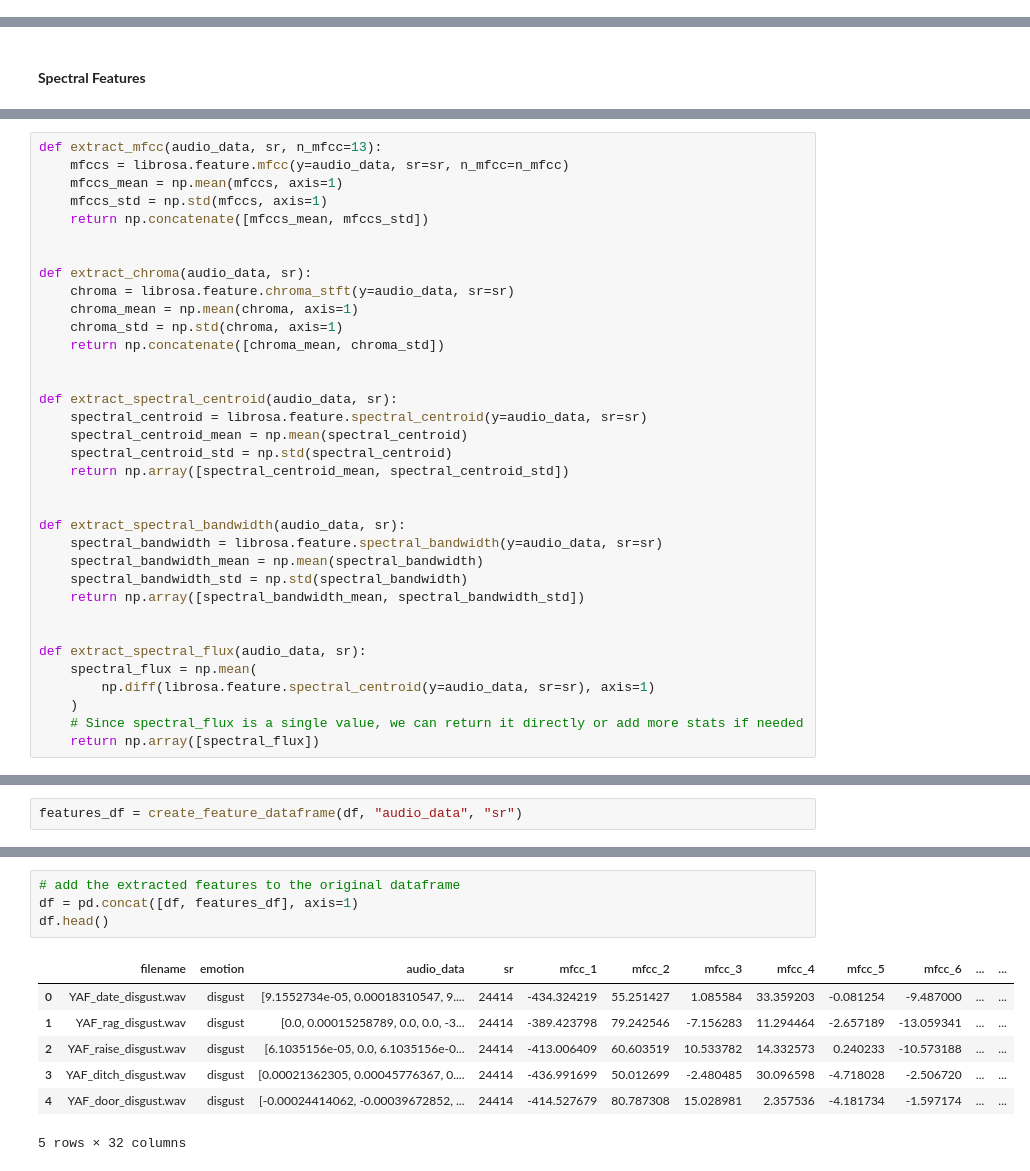
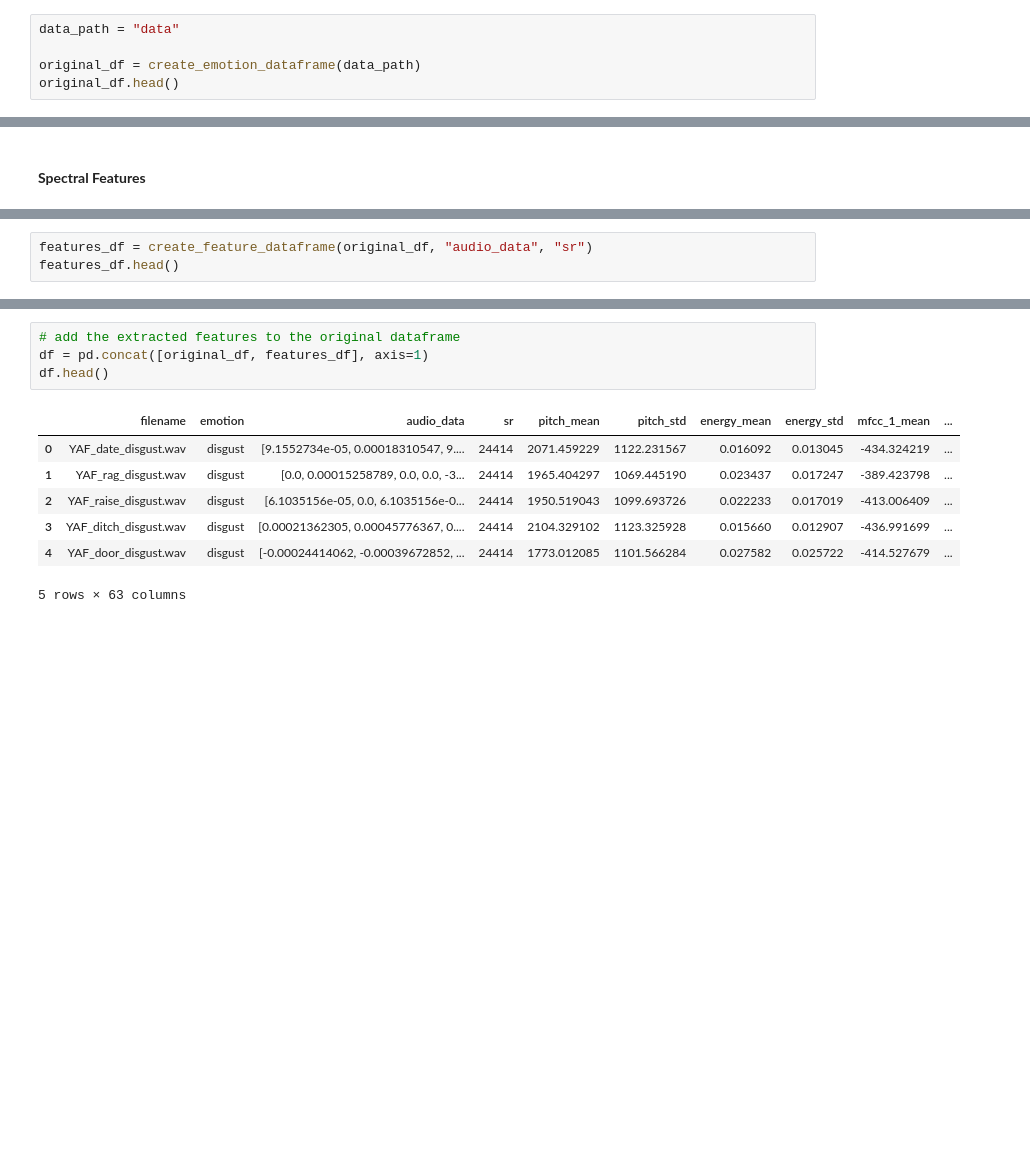
Before and after one commit to brunomfernandes45/emotion-detection, a Jupyter notebook: notebook.ipynb, the cells around one changed output, grey strips where cells are left out. Drawn from its saved outputs; the diff is of its cells as text; blank space fills up the shorter version.

```diff
--- a/notebook.ipynb
+++ b/notebook.ipynb
@@ -72,3 +77,8 @@ if __name__ == "__main__":
 2  [6.1035156e-05, 0.0, 6.1035156e-05, 0.00024414...  24414
 3  [0.00021362305, 0.00045776367, 0.00021362305, ...  24414
 4  [-0.00024414062, -0.00039672852, -6.1035156e-0...  24414
+# %%
+data_path = "data"
+
+original_df = create_emotion_dataframe(data_path)
+original_df.head()
@@ -913,36 +831 @@ from tqdm import tqdm
-# %%
-def extract_mfcc(audio_data, sr, n_mfcc=13):
-    mfccs = librosa.feature.mfcc(y=audio_data, sr=sr, n_mfcc=n_mfcc)
-    mfccs_mean = np.mean(mfccs, axis=1)
-    mfccs_std = np.std(mfccs, axis=1)
-    return np.concatenate([mfccs_mean, mfccs_std])
-
-
-def extract_chroma(audio_data, sr):
-    chroma = librosa.feature.chroma_stft(y=audio_data, sr=sr)
-    chroma_mean = np.mean(chroma, axis=1)
-    chroma_std = np.std(chroma, axis=1)
-    return np.concatenate([chroma_mean, chroma_std])
-
-
-def extract_spectral_centroid(audio_data, sr):
-    spectral_centroid = librosa.feature.spectral_centroid(y=audio_data, sr=sr)
-    spectral_centroid_mean = np.mean(spectral_centroid)
-    spectral_centroid_std = np.std(spectral_centroid)
-    return np.array([spectral_centroid_mean, spectral_centroid_std])
-
-
-def extract_spectral_bandwidth(audio_data, sr):
-    spectral_bandwidth = librosa.feature.spectral_bandwidth(y=audio_data, sr=sr)
-    spectral_bandwidth_mean = np.mean(spectral_bandwidth)
-    spectral_bandwidth_std = np.std(spectral_bandwidth)
-    return np.array([spectral_bandwidth_mean, spectral_bandwidth_std])
-
-
-def extract_spectral_flux(audio_data, sr):
-    spectral_flux = np.mean(
-        np.diff(librosa.feature.spectral_centroid(y=audio_data, sr=sr), axis=1)
-    )
-    # Since spectral_flux is a single value, we can return it directly or add more stats if needed
-    return np.array([spectral_flux])
 # %%
@@ -1014,3 +920,4 @@ def create_feature_dataframe(df, audio_column, sr_column):
     return features_df
 # %%
-features_df = create_feature_dataframe(df, "audio_data", "sr")
+features_df = create_feature_dataframe(original_df, "audio_data", "sr")
+features_df.head()
@@ -1027,12 +932,12 @@ features_df.head()
 # %%
 # add the extracted features to the original dataframe
-df = pd.concat([df, features_df], axis=1)
+df = pd.concat([original_df, features_df], axis=1)
 df.head()
 # %% [output]
-|  | filename | emotion | audio_data | sr | mfcc_1 | mfcc_2 | mfcc_3 | mfcc_4 | mfcc_5 | mfcc_6 | ... | ... |
-| 0 | YAF_date_disgust.wav | disgust | [9.1552734e-05, 0.00018310547, 9.... | 24414 | -434.324219 | 55.251427 | 1.085584 | 33.359203 | -0.081254 | -9.487000 | ... | ... |
-| 1 | YAF_rag_disgust.wav | disgust | [0.0, 0.00015258789, 0.0, 0.0, -3... | 24414 | -389.423798 | 79.242546 | -7.156283 | 11.294464 | -2.657189 | -13.059341 | ... | ... |
-| 2 | YAF_raise_disgust.wav | disgust | [6.1035156e-05, 0.0, 6.1035156e-0... | 24414 | -413.006409 | 60.603519 | 10.533782 | 14.332573 | 0.240233 | -10.573188 | ... | ... |
-| 3 | YAF_ditch_disgust.wav | disgust | [0.00021362305, 0.00045776367, 0.... | 24414 | -436.991699 | 50.012699 | -2.480485 | 30.096598 | -4.718028 | -2.506720 | ... | ... |
-| 4 | YAF_door_disgust.wav | disgust | [-0.00024414062, -0.00039672852, ... | 24414 | -414.527679 | 80.787308 | 15.028981 | 2.357536 | -4.181734 | -1.597174 | ... | ... |
+|  | filename | emotion | audio_data | sr | pitch_mean | pitch_std | energy_mean | energy_std | mfcc_1_mean | ... |
+| 0 | YAF_date_disgust.wav | disgust | [9.1552734e-05, 0.00018310547, 9.... | 24414 | 2071.459229 | 1122.231567 | 0.016092 | 0.013045 | -434.324219 | ... |
+| 1 | YAF_rag_disgust.wav | disgust | [0.0, 0.00015258789, 0.0, 0.0, -3... | 24414 | 1965.404297 | 1069.445190 | 0.023437 | 0.017247 | -389.423798 | ... |
+| 2 | YAF_raise_disgust.wav | disgust | [6.1035156e-05, 0.0, 6.1035156e-0... | 24414 | 1950.519043 | 1099.693726 | 0.022233 | 0.017019 | -413.006409 | ... |
+| 3 | YAF_ditch_disgust.wav | disgust | [0.00021362305, 0.00045776367, 0.... | 24414 | 2104.329102 | 1123.325928 | 0.015660 | 0.012907 | -436.991699 | ... |
+| 4 | YAF_door_disgust.wav | disgust | [-0.00024414062, -0.00039672852, ... | 24414 | 1773.012085 | 1101.566284 | 0.027582 | 0.025722 | -414.527679 | ... |
-5 rows × 32 columns
+5 rows × 63 columns
```
Also changed, not shown: parts of 32 cells of this notebook.
